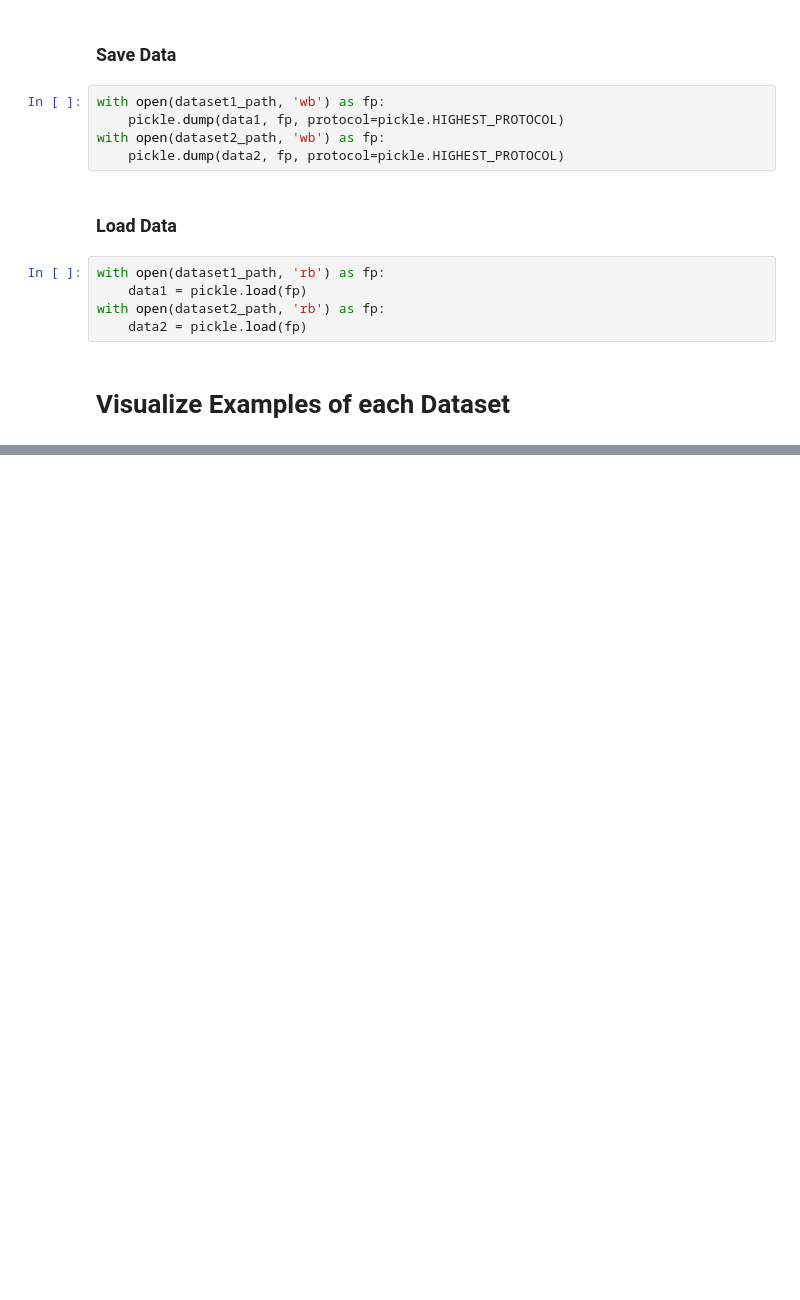
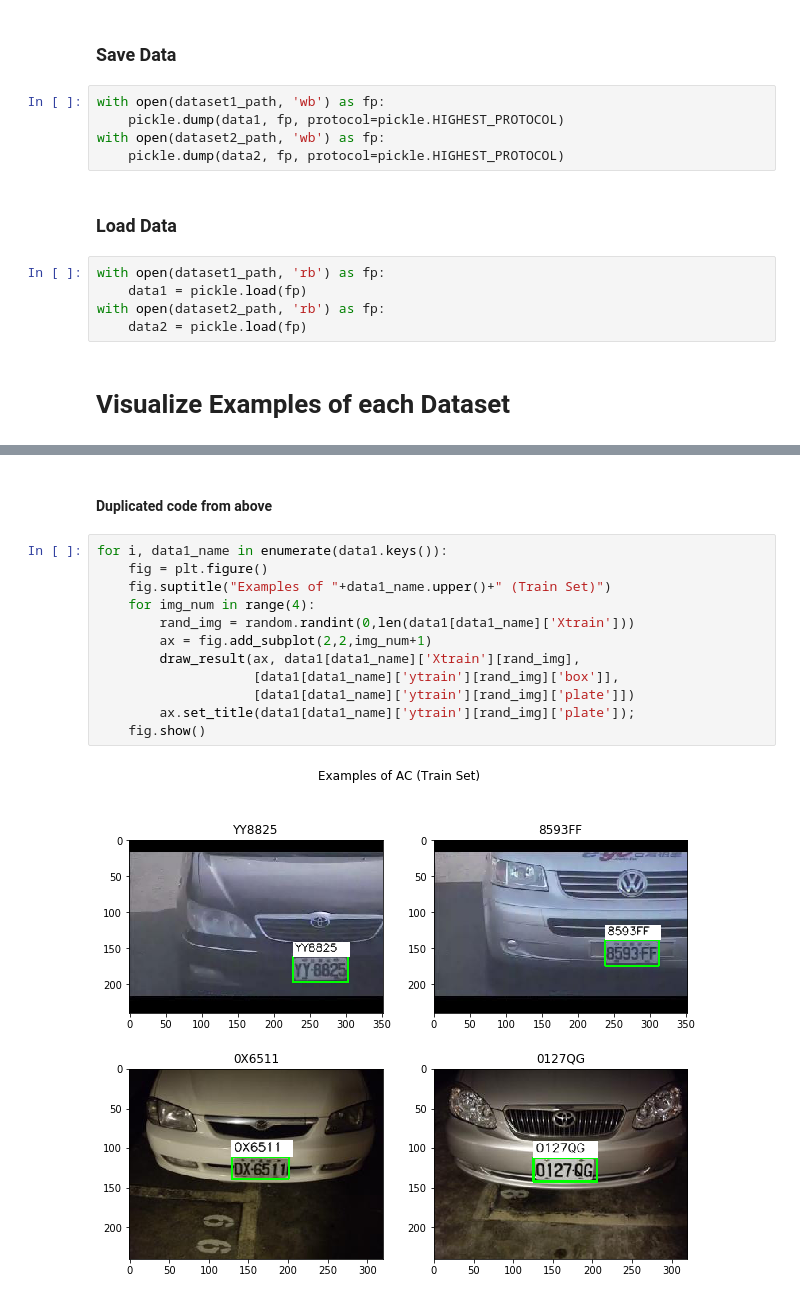
Before and after one commit to jzharris/ALPR-AIonChip, a Jupyter notebook: dataset/import_data.ipynb, the cells around one changed output, grey strips where cells are left out. Saved outputs shown, nothing was run; the diff lists cells and outputs as text; blank space fills up the shorter version.

Commit message:
Adding CV2 annotations to test images

```diff
--- a/dataset/import_data.ipynb
+++ b/dataset/import_data.ipynb
@@ -136,0 +189,16 @@ for i, data1_name in enumerate(data1.keys()):
+# %% [markdown]
+#### Duplicated code from above
+# %%
+for i, data1_name in enumerate(data1.keys()):
+    fig = plt.figure()
+    fig.suptitle("Examples of "+data1_name.upper()+" (Train Set)")
+    for img_num in range(4):
+        rand_img = random.randint(0,len(data1[data1_name]['Xtrain']))
+        ax = fig.add_subplot(2,2,img_num+1)
+        draw_result(ax, data1[data1_name]['Xtrain'][rand_img],
+                    [data1[data1_name]['ytrain'][rand_img]['box']],
+                    [data1[data1_name]['ytrain'][rand_img]['plate']])
+        ax.set_title(data1[data1_name]['ytrain'][rand_img]['plate']);
+    fig.show()
+# %% [output]
+[figure, added]
```
Also changed, not shown: parts of 8 cells of this notebook.
